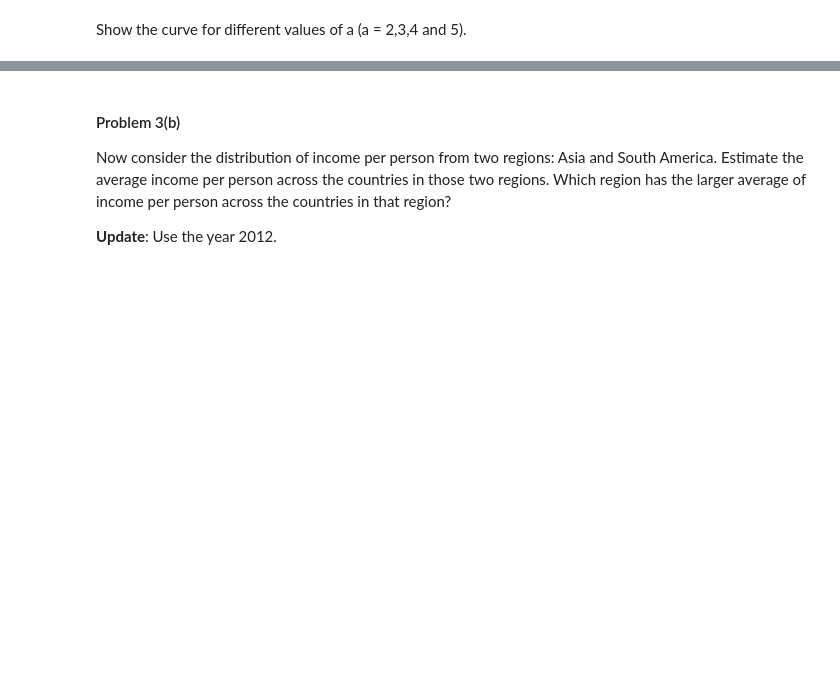
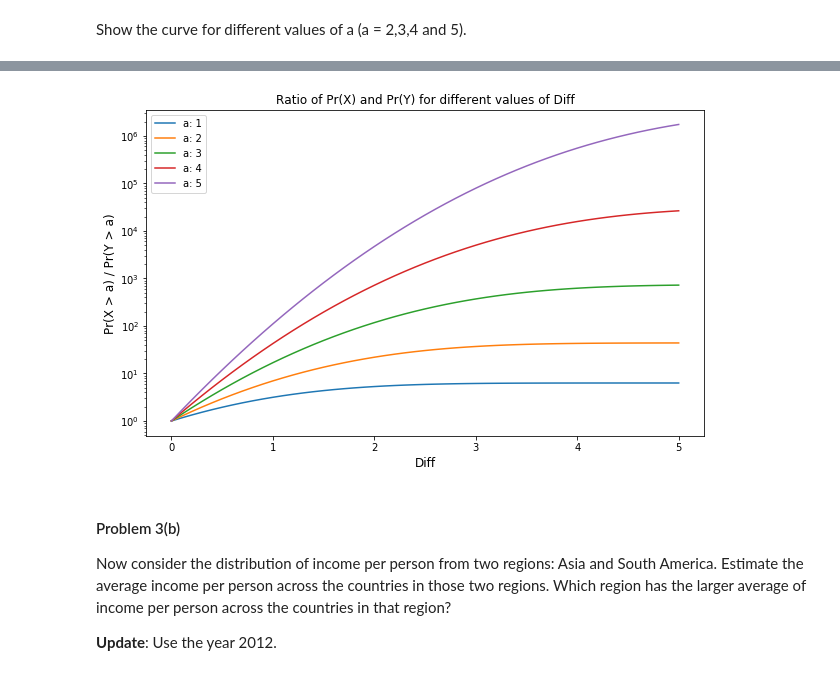
Before and after one commit to suicideBomber1/CS-109, a Jupyter notebook: HW1/HW1.ipynb, the cells around one changed output, grey strips where cells are left out. Saved outputs shown, nothing was run; the diff lists cells and outputs as text; code cells hidden in the pictures; blank space fills up the shorter version.

Commit message:
Last problem left

```diff
--- a/HW1/HW1.ipynb
+++ b/HW1/HW1.ipynb
@@ -526,3 +562,11 @@ Example
 >>> ratioNormals(diff = 1, a = 2)
 """
 #your code here
+def ratioNormals(diff, a):
+    mean_x = diff
+    mean_y = 0
+    # Now we check the prob of X>a and Y>a
+    # Pr(X>a)
+    pr_X = 1 - norm.cdf(a, loc=diff)
+    pr_Y = 1 - norm.cdf(a, loc=0)
+    return pr_X/pr_Y
@@ -531,3 +573,23 @@ Example
+# %%
+#your code here
+
+diff = np.linspace(0, 5, 51)
+a_values = range(1, 6)
+plt.figure(figsize=(10, 6))
+for a in a_values:
+    ratios = np.array(ratioNormals(diff, a))
+    plt.plot(diff, ratios, label="a: {}".format(a))
+    plt.legend(loc="upper left")
+
+
+plt.xlabel("Diff", fontsize='large')
+plt.ylabel("Pr(X > a) / Pr(Y > a)", fontsize='large')
+plt.yscale('log')
+plt.title("Ratio of Pr(X) and Pr(Y) for different values of Diff", fontsize='large')
+plt.legend()
+plt.show()
+# %% [output]
+[figure, added]
 # %% [markdown]
 #### Problem 3(b)
 
```
Also changed, not shown: parts of 5 cells of this notebook.
